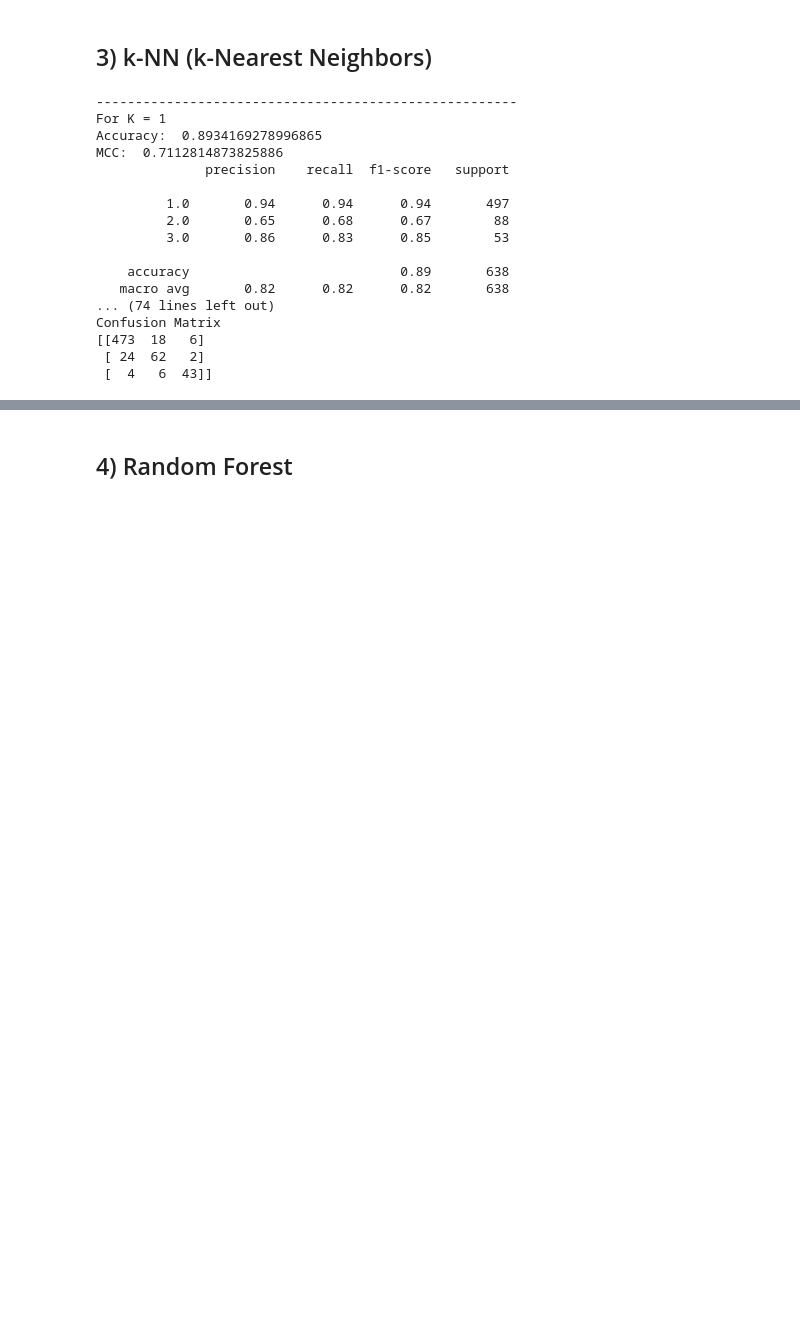
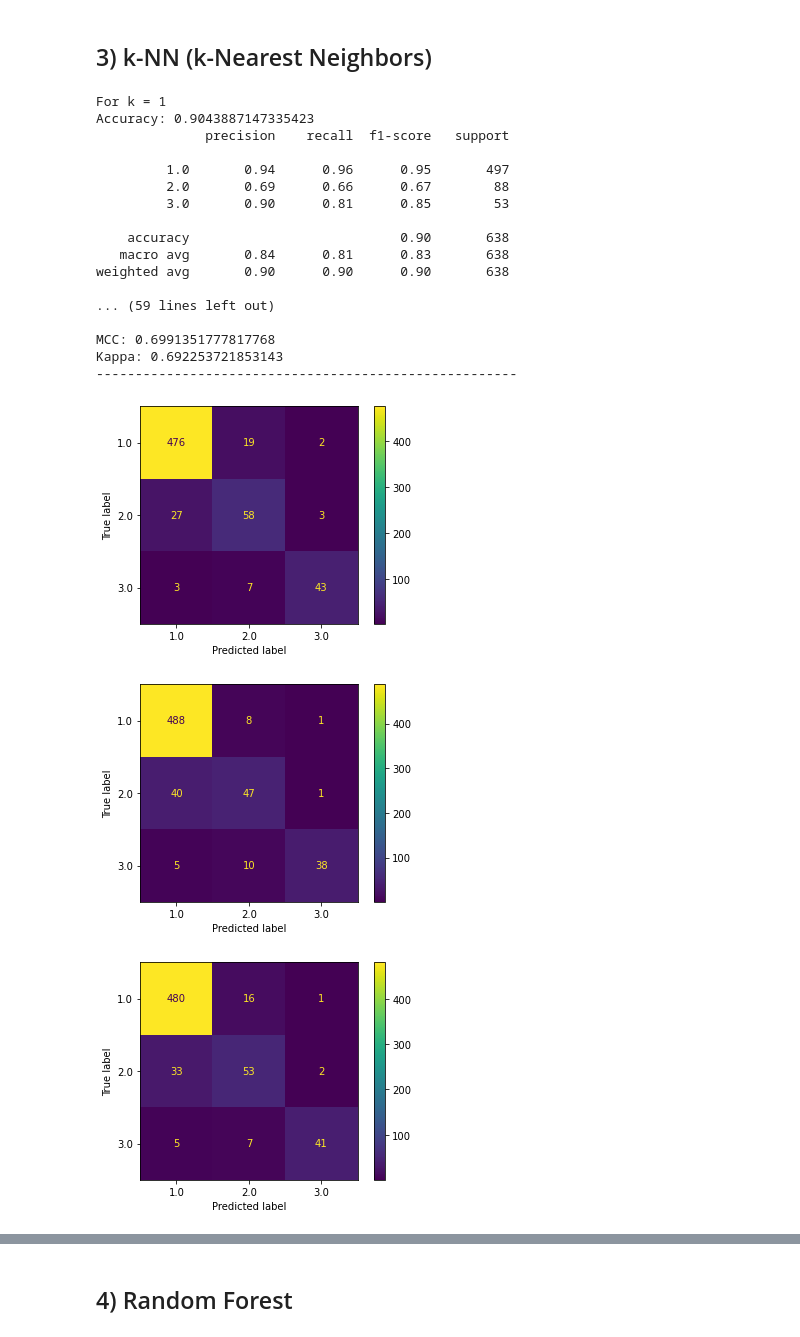
Before and after one commit to DavidTa12/Jupyter, a Jupyter notebook: 1 Classifications - The Ultimate Notebook.ipynb, the cells around one changed output, grey strips where cells are left out. Saved outputs shown, nothing was run; the diff lists cells and outputs as text; code cells hidden in the pictures; blank space fills up the shorter version.

```diff
--- a/1 Classifications - The Ultimate Notebook.ipynb
+++ b/1 Classifications - The Ultimate Notebook.ipynb
@@ -176,39 +122,42 @@ Kappa: 0.7328237170965168
 # %%
 from sklearn.neighbors import KNeighborsClassifier
 
-y=df['fetal_health']
-X=df.drop("fetal_health", axis=1)
+y = df['fetal_health']
+X = df.drop("fetal_health", axis=1)
 scaler = RobustScaler()
 X = scaler.fit_transform(X)
 
-X_train, X_test, y_train, y_test = train_test_split(X, y, test_size=0.30, stratify=y)
+X_train, X_test, y_train, y_test = train_test_split(X, y, test_size=0.30, stratify=y, random_state=1)
 
 for k in range(1,6):
     model = KNeighborsClassifier(n_neighbors=k)
     model.fit(X_train, y_train)
     y_pred = model.predict(X_test)
+    print("For k =", k)
+    print("Accuracy:",accuracy_score(y_test, y_pred))
+    print(classification_report(y_test, y_pred))
+    print("MCC:",matthews_corrcoef(y_test, y_pred))
+    print("Kappa:",cohen_kappa_score(y_test, y_pred))
     print("------------------------------------------------------")
-    print("For K =",k)
-    print("Accuracy: ",accuracy_score(y_test, y_pred))
-    print("MCC: ",matthews_corrcoef(y_test, y_pred))
-    print(classification_report(y_test, y_pred))
-    print("Confusion Matrix")
-    print(confusion_matrix(y_test, y_pred))
+    plot_confusion_matrix(model, X_test, y_test)
 # %% [output]
-------------------------------------------------------
-For K = 1
-Accuracy:  0.8934169278996865
-MCC:  0.7112814873825886
+For k = 1
+Accuracy: 0.9043887147335423
               precision    recall  f1-score   support
 
-         1.0       0.94      0.94      0.94       497
-         2.0       0.65      0.68      0.67        88
-         3.0       0.86      0.83      0.85        53
+         1.0       0.94      0.96      0.95       497
+         2.0       0.69      0.66      0.67        88
+         3.0       0.90      0.81      0.85        53
 
-    accuracy                           0.89       638
-   macro avg       0.82      0.82      0.82       638
-... (74 lines left out)
-Confusion Matrix
-[[473  18   6]
- [ 24  62   2]
- [  4   6  43]]
+    accuracy                           0.90       638
+   macro avg       0.84      0.81      0.83       638
+weighted avg       0.90      0.90      0.90       638
+
+... (59 lines left out)
+
+MCC: 0.6991351777817768
+Kappa: 0.692253721853143
+------------------------------------------------------
+[figure, added]
+[figure, added]
+[figure, added]
```
Also changed, not shown: parts of 14 cells of this notebook, 2 other files.
